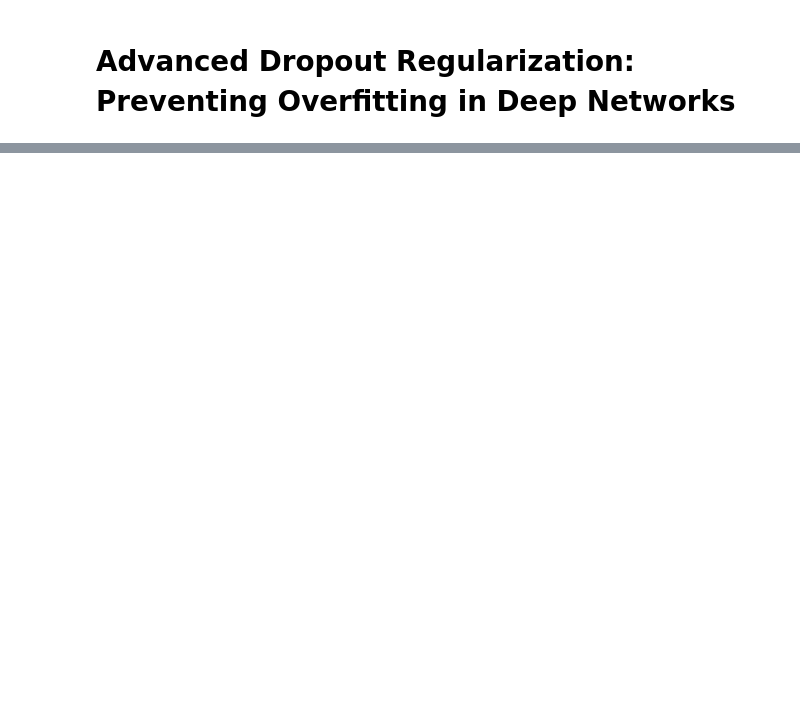
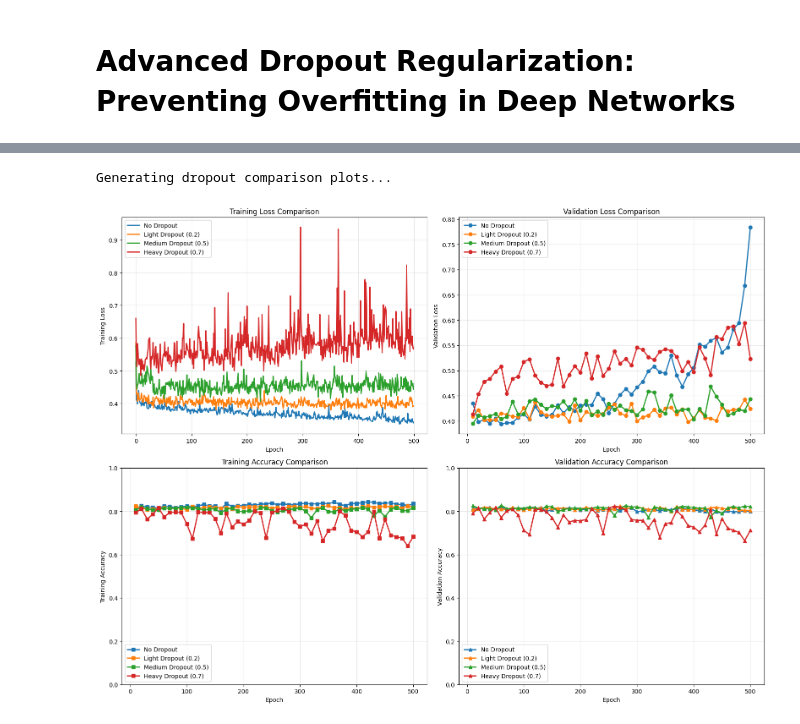
Before and after one commit to usafhulk/Deep_Networks, a Jupyter notebook: v_3 Dropout for Classification.ipynb, the cells around one changed output, grey strips where cells are left out. Saved outputs shown, nothing was run; the diff lists cells and outputs as text; code cells hidden in the pictures; blank space fills up the shorter version.

```diff
--- a/v_3 Dropout for Classification.ipynb
+++ b/v_3 Dropout for Classification.ipynb
@@ -428,16 +209,10 @@ Visualizing spiral dataset...
 # %%
-# =============================================================================
-# Experiment 1: Dropout Effect on Nonlinear Classification
-# =============================================================================
-
-print("=== Experiment 1: Dropout Effects on Nonlinear Dataset ===")
-
 # Define model configurations with different dropout rates
-models_config_nonlinear = [
+models_config = [
     {
         'name': 'No Dropout',
         'input_size': 2,
-        'hidden_sizes': [300, 300, 300],  # Deep network prone to overfitting
+        'hidden_sizes': [300, 300, 300],
         'output_size': 2,
         'dropout_probs': [0.0, 0.0, 0.0]  # No dropout
     },
@@ -465,12 +240,8 @@ models_config_nonlinear = [
 ]
 
 # Train models with different dropout rates
-models_nonlinear, loss_hist_nonlinear, acc_hist_nonlinear = train_with_dropout_analysis(
-    train_dataset, val_dataset, models_config_nonlinear,
-    epochs=500, batch_size=32, learning_rate=0.01, device=device
+print("=== Experiment: Dropout Effects on Nonlinear Dataset ===")
+models, loss_hist, acc_hist = train_with_dropout_analysis(
+    train_dataset, val_dataset, models_config, epochs=500, batch_size=32
 )
-
-# Plot comparison results
-print("\nGenerating dropout comparison plots...")
-plot_dropout_comparison(loss_hist_nonlinear, acc_hist_nonlinear)
 # %% [output]
@@ -639 +260,61 @@ plot_decision_boundaries_dropout(spiral_train, models_spiral, device)
+# %%
+def plot_dropout_comparison(loss_history, accuracy_history):
+    """Plot comprehensive comparison of models with different dropout rates"""
+
+    fig, axes = plt.subplots(2, 2, figsize=(16, 12))
+
+    # Plot 1: Training Loss
+    ax1 = axes[0, 0]
+    for name, losses in loss_history.items():
+        ax1.plot(losses['train'], label=name, linewidth=2)
+    ax1.set_xlabel('Epoch')
+    ax1.set_ylabel('Training Loss')
+    ax1.set_title('Training Loss Comparison')
+    ax1.legend()
+    ax1.grid(True, alpha=0.3)
+
+    # Plot 2: Validation Loss
+    ax2 = axes[0, 1]
+    for name, losses in loss_history.items():
+        epochs_val = range(10, len(losses['train']) + 1, 10)
+        ax2.plot(epochs_val, losses['val'], label=name, linewidth=2, marker='o')
+    ax2.set_xlabel('Epoch')
+    ax2.set_ylabel('Validation Loss')
+    ax2.set_title('Validation Loss Comparison')
+    ax2.legend()
+    ax2.grid(True, alpha=0.3)
+
+    # Plot 3: Training Accuracy
+    ax3 = axes[1, 0]
+    for name, accuracies in accuracy_history.items():
+        epochs_acc = range(10, len(accuracies['train']) * 10 + 1, 10)
+        ax3.plot(epochs_acc, accuracies['train'], label=name, linewidth=2, marker='s')
+    ax3.set_xlabel('Epoch')
+    ax3.set_ylabel('Training Accuracy')
+    ax3.set_title('Training Accuracy Comparison')
+    ax3.legend()
+    ax3.grid(True, alpha=0.3)
+    ax3.set_ylim(0, 1)
+
+    # Plot 4: Validation Accuracy
+    ax4 = axes[1, 1]
+    for name, accuracies in accuracy_history.items():
+        epochs_acc = range(10, len(accuracies['val']) * 10 + 1, 10)
+        ax4.plot(epochs_acc, accuracies['val'], label=name, linewidth=2, marker='^')
+    ax4.set_xlabel('Epoch')
+    ax4.set_ylabel('Validation Accuracy')
+    ax4.set_title('Validation Accuracy Comparison')
+    ax4.legend()
+    ax4.grid(True, alpha=0.3)
+    ax4.set_ylim(0, 1)
+
+    plt.tight_layout()
+    plt.show()
+
+# Generate visualization
+print("\nGenerating dropout comparison plots...")
+plot_dropout_comparison(loss_hist, acc_hist)
+# %% [output]
+Generating dropout comparison plots...
+[figure, added]
 # %%
```
Also changed, not shown: parts of 13 cells of this notebook, 5 other files.
